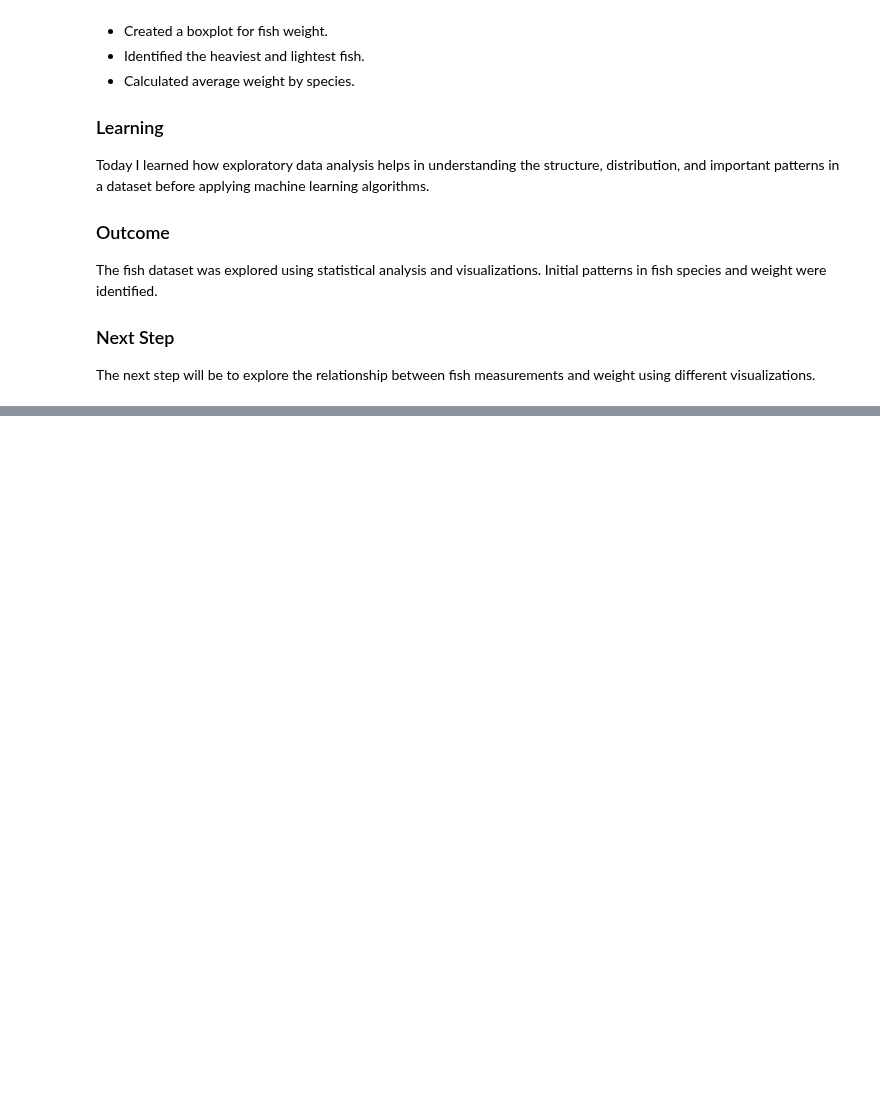
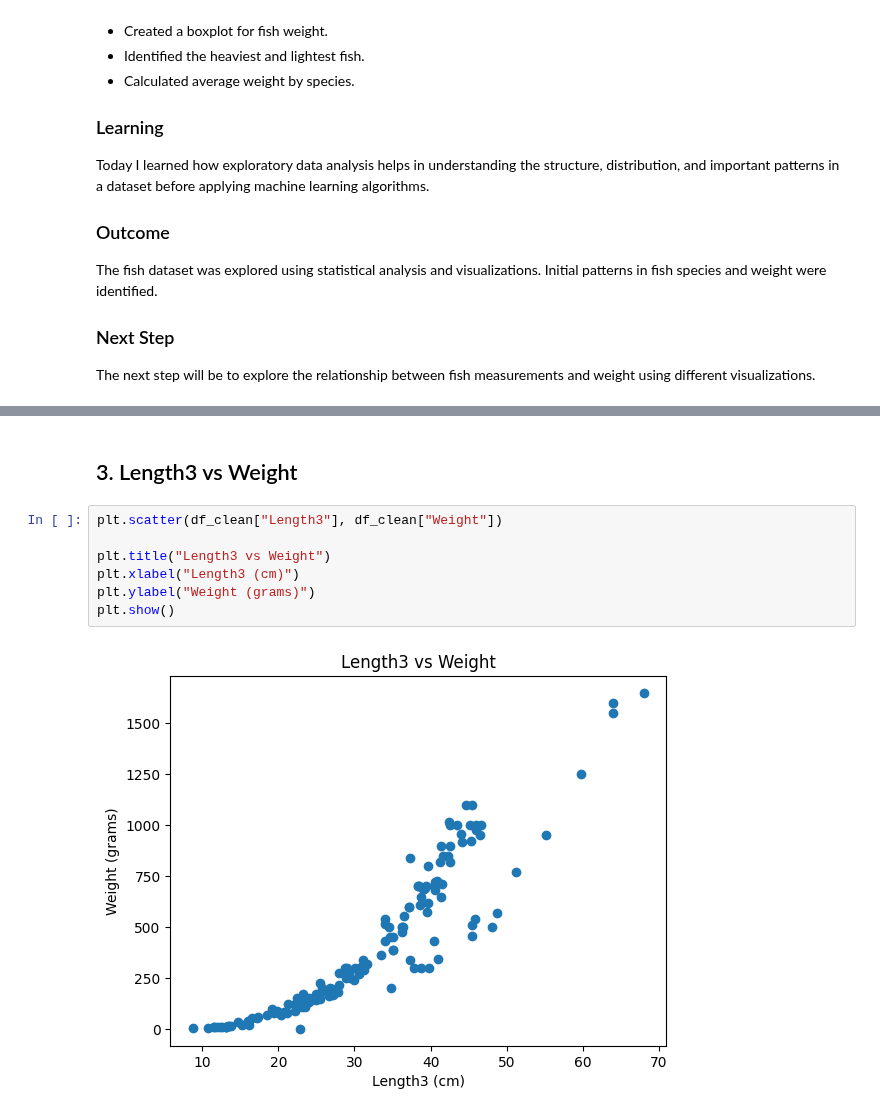
Before and after one commit to abhipsa29-cloud/Fish-Weight-Prediction, a Jupyter notebook: Fish_Weight_Prediction.ipynb, the cells around one changed output, grey strips where cells are left out. Saved outputs shown, nothing was run; the diff lists cells and outputs as text; blank space fills up the shorter version.

```diff
--- a/Fish_Weight_Prediction.ipynb
+++ b/Fish_Weight_Prediction.ipynb
@@ -908,0 +955,11 @@ measurements and weight using different visualizations.
+# %% [markdown]
+## 3. Length3 vs Weight
+# %%
+plt.scatter(df_clean["Length3"], df_clean["Weight"])
+
+plt.title("Length3 vs Weight")
+plt.xlabel("Length3 (cm)")
+plt.ylabel("Weight (grams)")
+plt.show()
+# %% [output]
+[figure, added]
```
Also changed, not shown: parts of 19 cells of this notebook.
